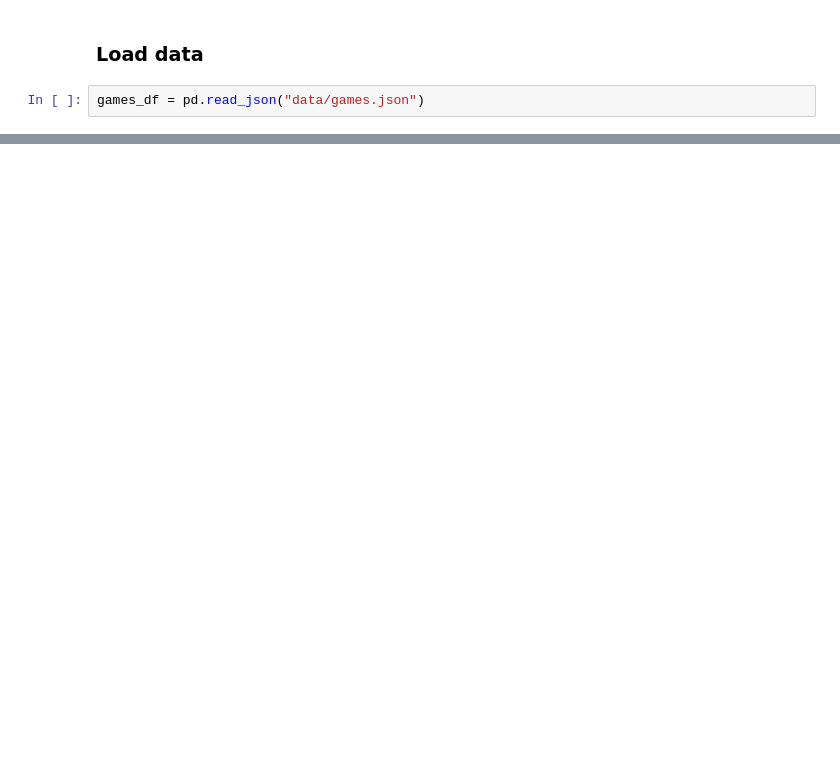
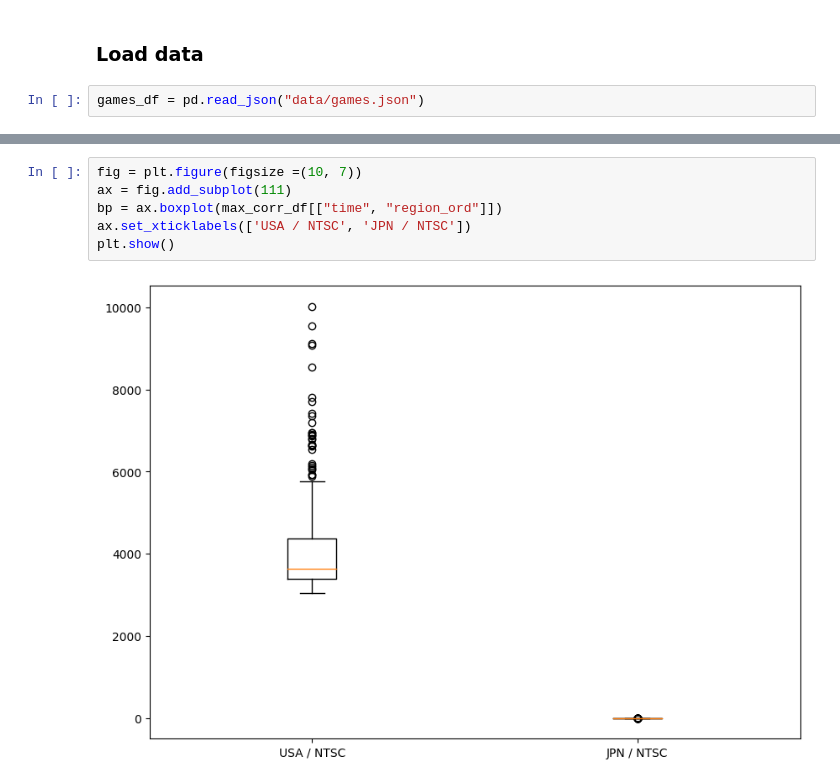
Before and after one commit to silox/speedrun-project, a Jupyter notebook: src/Statistics.ipynb, the cells around one changed output, grey strips where cells are left out. Saved outputs shown, nothing was run; the diff lists cells and outputs as text; blank space fills up the shorter version.

```diff
--- a/src/Statistics.ipynb
+++ b/src/Statistics.ipynb
@@ -120,0 +247,8 @@ corr.style.background_gradient(cmap='coolwarm')
+# %%
+fig = plt.figure(figsize =(10, 7))
+ax = fig.add_subplot(111)
+bp = ax.boxplot(max_corr_df[["time", "region_ord"]])
+ax.set_xticklabels(['USA / NTSC', 'JPN / NTSC'])
+plt.show()
+# %% [output]
+[figure, added]
```
Also changed, not shown: parts of 17 cells of this notebook.
